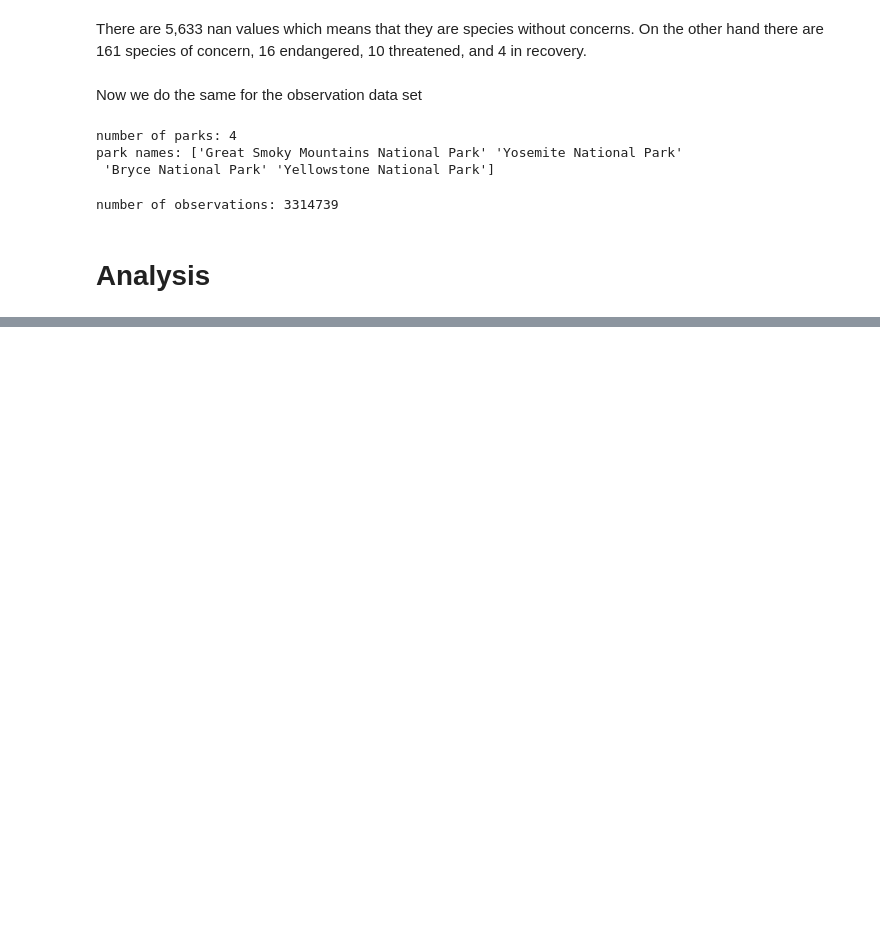
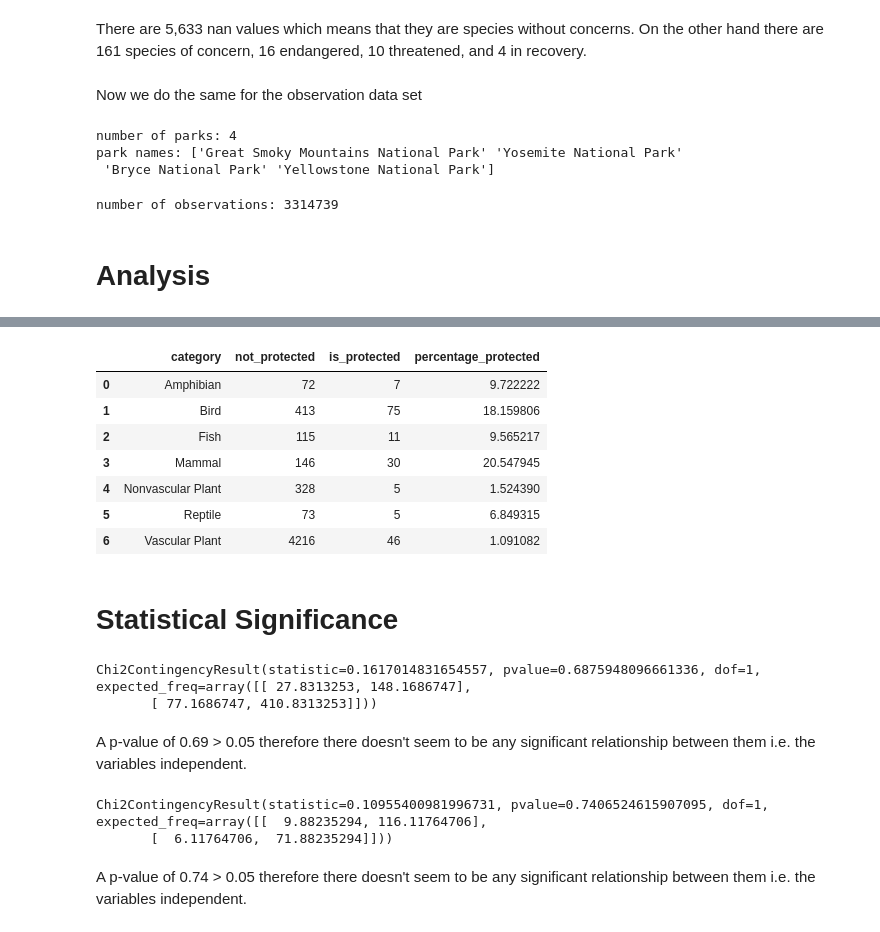
Before and after one commit to cdejong1/National_Park_Biodiversity, a Jupyter notebook: biodiversity.ipynb, the cells around one changed output, grey strips where cells are left out. Drawn from its saved outputs; the diff is of its cells as text; code cells hidden in the pictures; blank space fills up the shorter version.

```diff
--- a/biodiversity.ipynb
+++ b/biodiversity.ipynb
@@ -92,0 +128,4 @@ number of observations: 3314739
+# %%
+#Are there certain types of species more likely to be endangered
+species['is_protected'] = species.conservation_status != 'No Intervention'
+print(species.head())
@@ -92,0 +153,7 @@ number of observations: 3314739
+# %%
+category_counts = species.groupby(['category','is_protected']).scientific_name.nunique().reset_index().pivot(columns='is_protected',
+                                      index='category',
+                                      values='scientific_name')\
+                                      .reset_index()
+category_counts.columns=['category','not_protected','is_protected']
+category_counts
@@ -92,0 +169,32 @@ number of observations: 3314739
+# %%
+category_counts['percentage_protected'] = (category_counts.is_protected / category_counts.not_protected) * 100
+category_counts
+# %% [output]
+|  | category | not_protected | is_protected | percentage_protected |
+| 0 | Amphibian | 72 | 7 | 9.722222 |
+| 1 | Bird | 413 | 75 | 18.159806 |
+| 2 | Fish | 115 | 11 | 9.565217 |
+| 3 | Mammal | 146 | 30 | 20.547945 |
+| 4 | Nonvascular Plant | 328 | 5 | 1.524390 |
+| 5 | Reptile | 73 | 5 | 6.849315 |
+| 6 | Vascular Plant | 4216 | 46 | 1.091082 |
+# %% [markdown]
+# Statistical Significance
+# %%
+mammal_bird_contingency = [[30,146],
+                          [75,413]]
+chi2_contingency(mammal_bird_contingency)
+# %% [output]
+Chi2ContingencyResult(statistic=0.1617014831654557, pvalue=0.6875948096661336, dof=1, expected_freq=array([[ 27.8313253, 148.1686747],
+       [ 77.1686747, 410.8313253]]))
+# %% [markdown]
+A p-value of 0.69 > 0.05 therefore there doesn't seem to be any significant relationship between them i.e. the variables independent.
+# %%
+fish_reptile_contingency = [[11,115],
+                           [5,73]]
+chi2_contingency(fish_reptile_contingency)
+# %% [output]
+Chi2ContingencyResult(statistic=0.10955400981996731, pvalue=0.7406524615907095, dof=1, expected_freq=array([[  9.88235294, 116.11764706],
+       [  6.11764706,  71.88235294]]))
+# %% [markdown]
+A p-value of 0.74 > 0.05 therefore there doesn't seem to be any significant relationship between them i.e. the variables independent.
```
Also changed, not shown: parts of 6 cells of this notebook.
